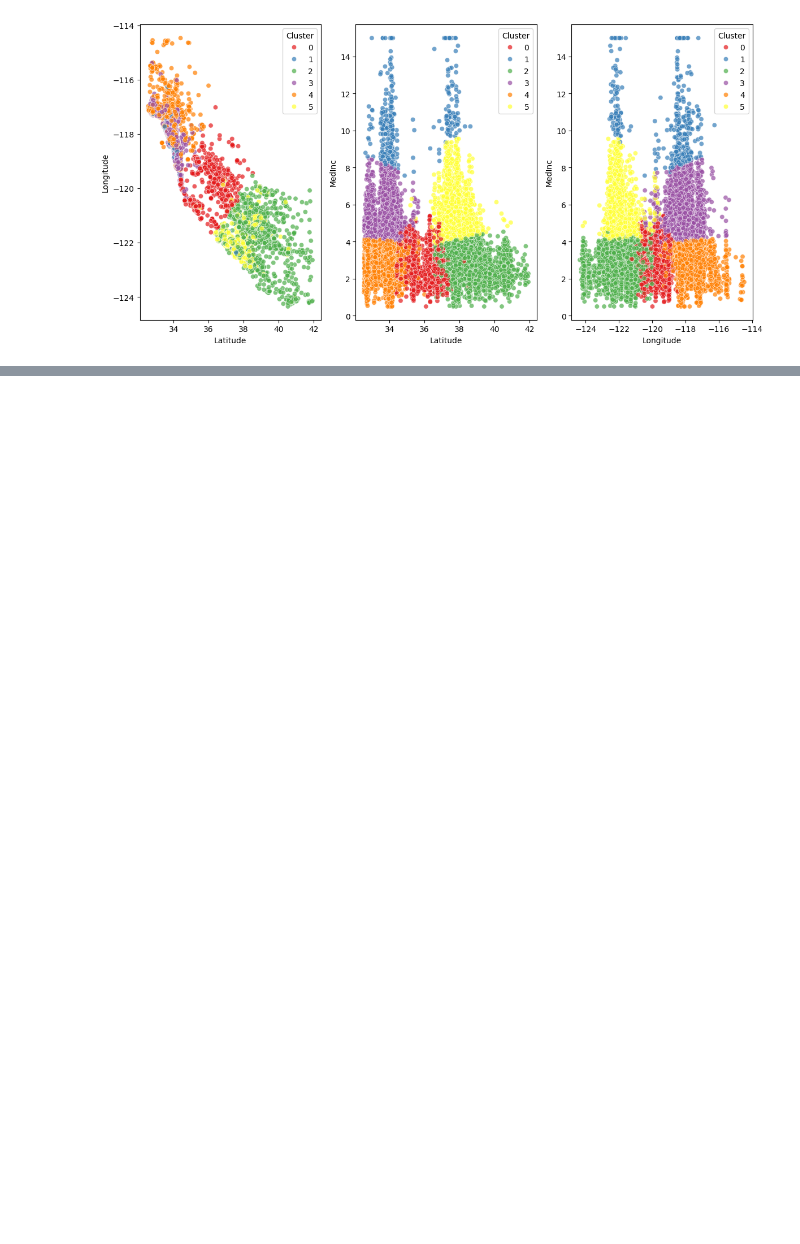
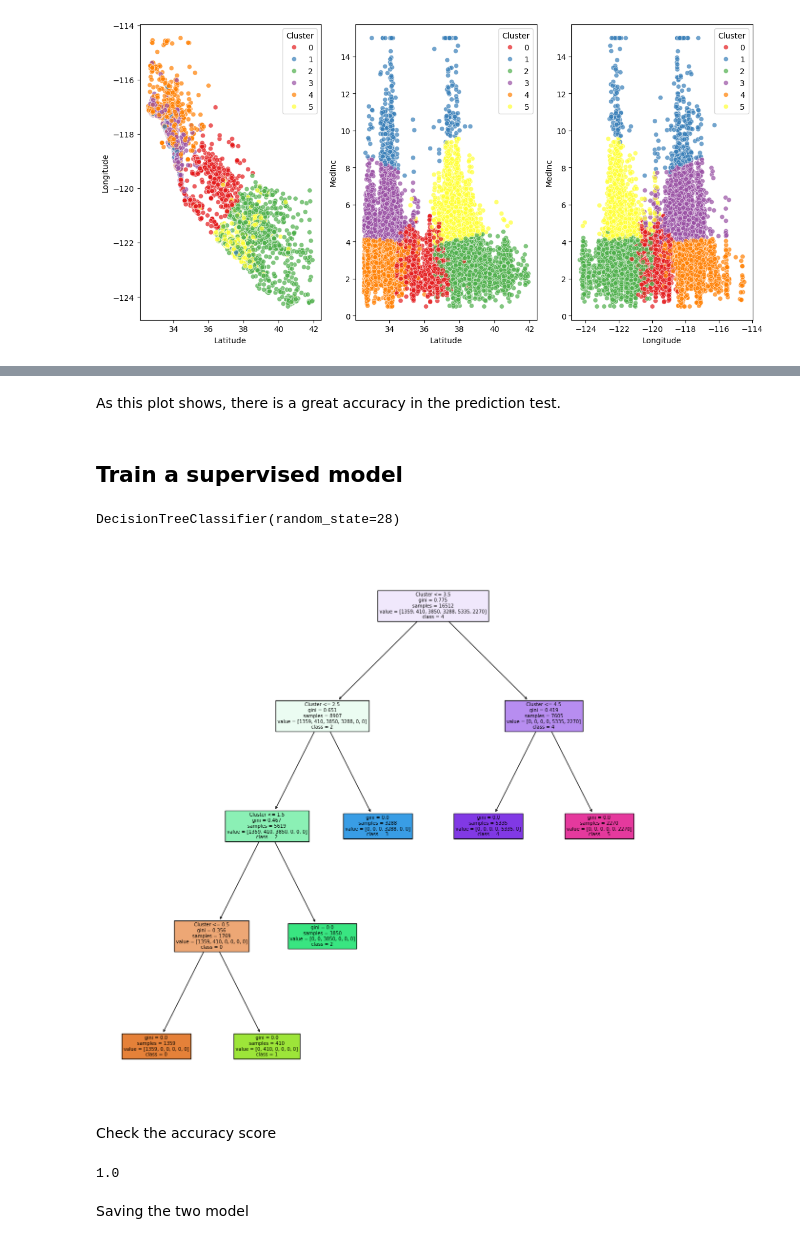
Before and after one commit to Elisag28/k-means, a Jupyter notebook: src/explore.ipynb, the cells around one changed output, grey strips where cells are left out. Drawn from its saved outputs; the diff is of its cells as text; code cells hidden in the pictures; blank space fills up the shorter version.

```diff
--- a/src/explore.ipynb
+++ b/src/explore.ipynb
@@ -72,0 +138,26 @@ plt.show()
+# %% [markdown]
+As this plot shows, there is a great accuracy in the prediction test.
+# %% [markdown]
+## Train a supervised model
+# %%
+model_dt = DecisionTreeClassifier(random_state = 28)
+model_dt.fit(X_train, y_train)
+# %% [output]
+DecisionTreeClassifier(random_state=28)
+# %%
+fig = plt.figure(figsize=(15,15))
+
+tree.plot_tree(model_dt, feature_names = list(X_train.columns), class_names = ["0", "1", "2", "3", "4", "5"], filled = True)
+
+plt.show()
+# %% [output]
+[figure, added]
+# %% [markdown]
+Check the accuracy score
+# %%
+y_pred = model_dt.predict(X_test)
+accuracy_score(y_test, y_pred)
+# %% [output]
+1.0
+# %% [markdown]
+Saving the two model
```
Also changed, not shown: parts of 16 cells of this notebook, 2 other files.
